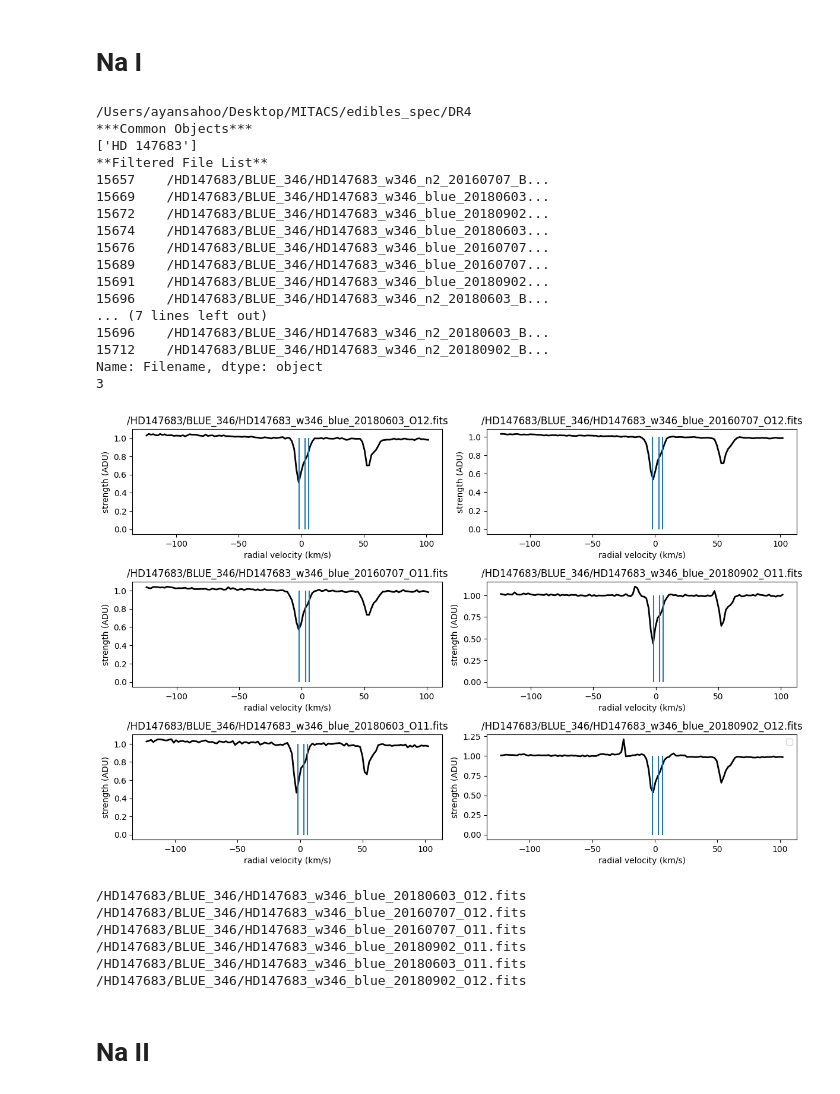
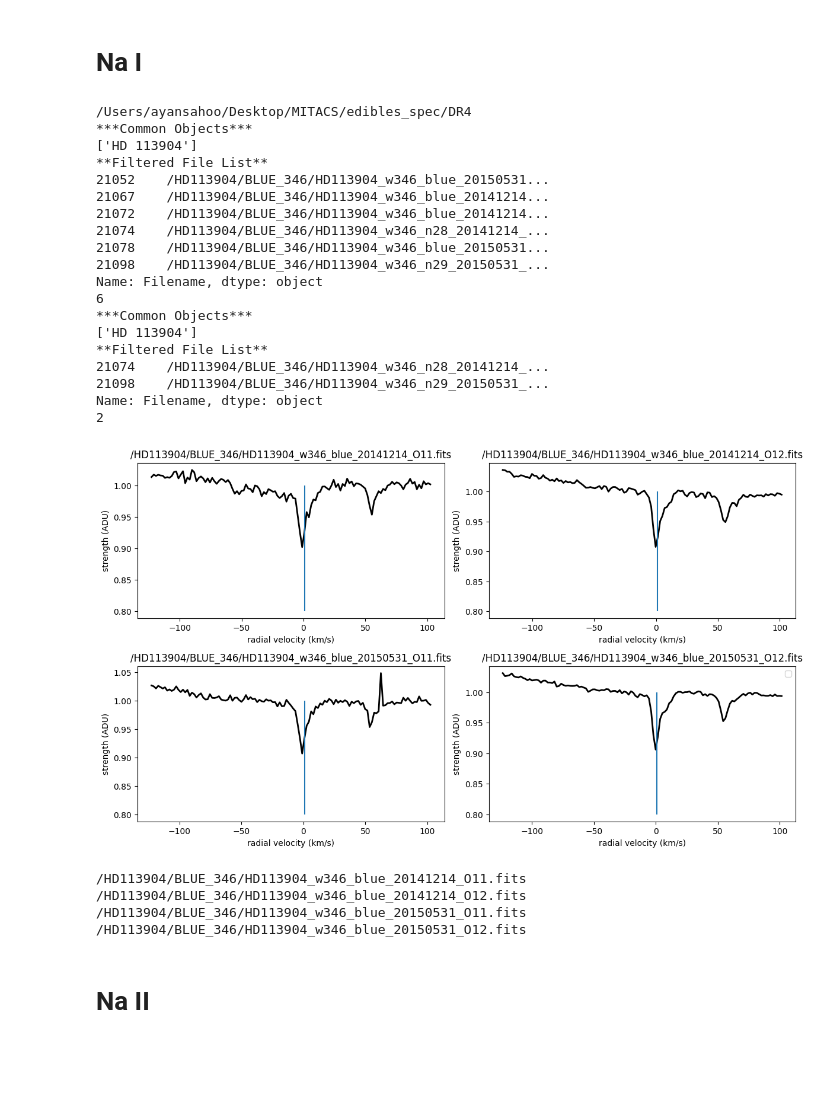
Before and after one commit to AyanS13/edibles, a Jupyter notebook: cloud_checker.ipynb, the cells around one changed output. Drawn from its saved outputs; the diff is of its cells as text; code cells hidden in the pictures; blank space fills up the shorter version.

```diff
--- a/cloud_checker.ipynb
+++ b/cloud_checker.ipynb
@@ -12,7 +12,7 @@ from scipy.interpolate import CubicSpline
 # %% [markdown]
 # Na I
 # %%
-sightline = "HD 147683"
+sightline = "HD 113904"
 pythia = EdiblesOracle()
 List_1 = pythia.getFilteredObsList(object=[sightline], MergedOnly=False, Wave=3302)
 test_1 = List_1.values.tolist()
@@ -26,10 +26,11 @@ test = list(test)
 
 lambda0 = [3302.368, 3302.978]
 ref_wave = 3302.368
-cl_1 = -2
-cl_2 = 3
-cl_3 = 6
-# cl_4 = -36
+cl_1 = 1
+# cl_2 = -24
+# cl_3 = 12
+# cl_4 = 5
+# cl_4 = 10
 # cl_5 = -7
 # f = [0.005450, 0.005450]
 # gamma = [1e8,1e8]
@@ -69,11 +70,12 @@ for i in range(len(test)):
 
     # Plot data on the corresponding subplot
     axs[i].plot(3*(10**5)*(wave-ref_wave)/ref_wave, flux, color='k', linewidth=2)
-    axs[i].vlines(x=cl_1, ymin=0, ymax=1)
-    axs[i].vlines(x=cl_2, ymin=0, ymax=1)
-    axs[i].vlines(x=cl_3, ymin=0, ymax=1)
+    axs[i].vlines(x=cl_1, ymin=0.8, ymax=1)
+    # axs[i].vlines(x=cl_2, ymin=0.8, ymax=1)
+    # axs[i].vlines(x=cl_3, ymin=0.8, ymax=1)
     # axs[i].vlines(x=cl_4, ymin=0, ymax=1)
     # axs[i].vlines(x=cl_5, ymin=0, ymax=1)
+
 
     # y = np.ones(len(wave))
     # axs[i].plot(wave, y)
@@ -81,53 +83,53 @@ for i in range(len(test)):
 
     # model = voigt_absorption_line_new(wavegrid=wave, f= f, lambda0=lambda0, gamma=gamma,
     #                    b=b, B_vary=B_vary, N=N, v_rad=v_rad, v_resolution=v_resolution, map =[0,1])
 
     # axs[i].plot(wave, model)
 
     # Set title for each subplot
     axs[i].set_title(str(test[i]))
 
     # Set x and y labels for each subplot
     axs[i].set_xlabel('radial velocity (km/s)')
     axs[i].set_ylabel('strength (ADU)')
 
 # Hide the unused subplots
 for j in range(len(test), len(axs)):
     fig.delaxes(axs[j])
 # Adjust the layout so titles and labels fit well
 plt.tight_layout()
 plt.legend()
 # Show the plot
 plt.show()
 
 
 for i in test:
     print(i)
 # %% [output]
 /Users/ayansahoo/Desktop/MITACS/edibles_spec/DR4
 ***Common Objects***
-['HD 147683']
+['HD 113904']
 **Filtered File List**
-15657    /HD147683/BLUE_346/HD147683_w346_n2_20160707_B...
-15669    /HD147683/BLUE_346/HD147683_w346_blue_20180603...
-15672    /HD147683/BLUE_346/HD147683_w346_blue_20180902...
-15674    /HD147683/BLUE_346/HD147683_w346_blue_20180603...
-15676    /HD147683/BLUE_346/HD147683_w346_blue_20160707...
-15689    /HD147683/BLUE_346/HD147683_w346_blue_20160707...
-15691    /HD147683/BLUE_346/HD147683_w346_blue_20180902...
-15696    /HD147683/BLUE_346/HD147683_w346_n2_20180603_B...
-... (7 lines left out)
-15696    /HD147683/BLUE_346/HD147683_w346_n2_20180603_B...
-15712    /HD147683/BLUE_346/HD147683_w346_n2_20180902_B...
+21052    /HD113904/BLUE_346/HD113904_w346_blue_20150531...
+21067    /HD113904/BLUE_346/HD113904_w346_blue_20141214...
+21072    /HD113904/BLUE_346/HD113904_w346_blue_20141214...
+21074    /HD113904/BLUE_346/HD113904_w346_n28_20141214_...
+21078    /HD113904/BLUE_346/HD113904_w346_blue_20150531...
+21098    /HD113904/BLUE_346/HD113904_w346_n29_20150531_...
 Name: Filename, dtype: object
-3
+6
+***Common Objects***
+['HD 113904']
+**Filtered File List**
+21074    /HD113904/BLUE_346/HD113904_w346_n28_20141214_...
+21098    /HD113904/BLUE_346/HD113904_w346_n29_20150531_...
+Name: Filename, dtype: object
+2
-[figure, old version]
+[figure, new version]
-/HD147683/BLUE_346/HD147683_w346_blue_20180603_O12.fits
-/HD147683/BLUE_346/HD147683_w346_blue_20160707_O12.fits
-/HD147683/BLUE_346/HD147683_w346_blue_20160707_O11.fits
-/HD147683/BLUE_346/HD147683_w346_blue_20180902_O11.fits
-/HD147683/BLUE_346/HD147683_w346_blue_20180603_O11.fits
-/HD147683/BLUE_346/HD147683_w346_blue_20180902_O12.fits
+/HD113904/BLUE_346/HD113904_w346_blue_20141214_O11.fits
+/HD113904/BLUE_346/HD113904_w346_blue_20141214_O12.fits
+/HD113904/BLUE_346/HD113904_w346_blue_20150531_O11.fits
+/HD113904/BLUE_346/HD113904_w346_blue_20150531_O12.fits
 # %% [markdown]
 # Na II
 # %%
```
Also changed, not shown: parts of 3 cells of this notebook, 4 other files.
